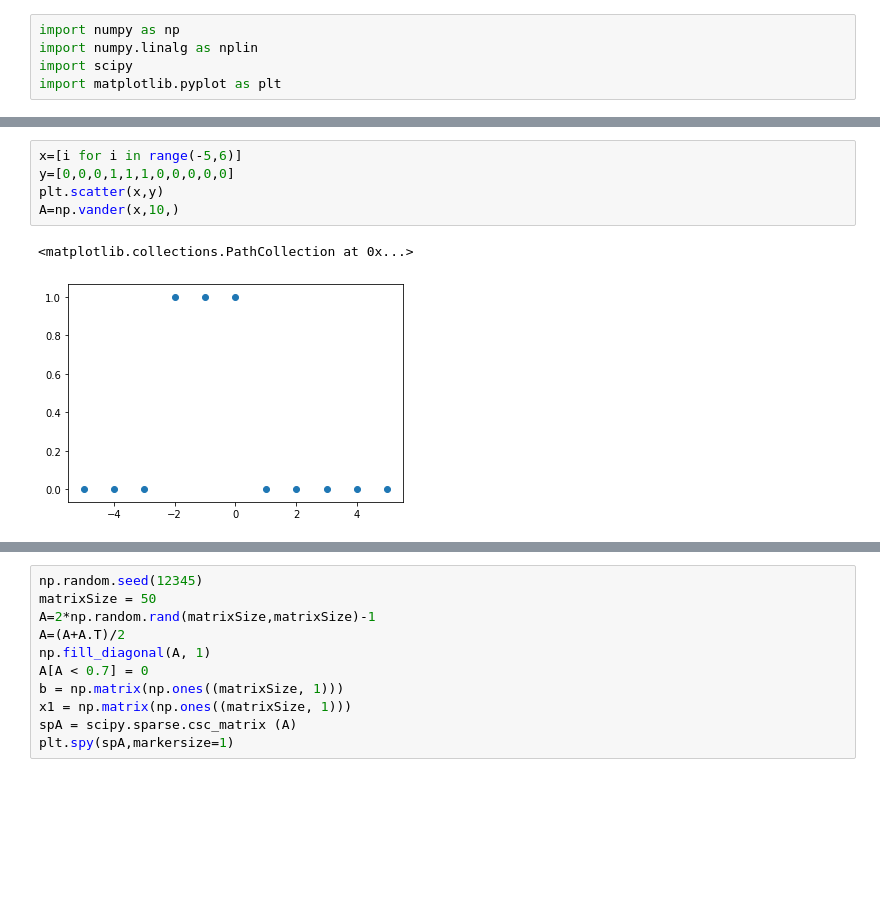
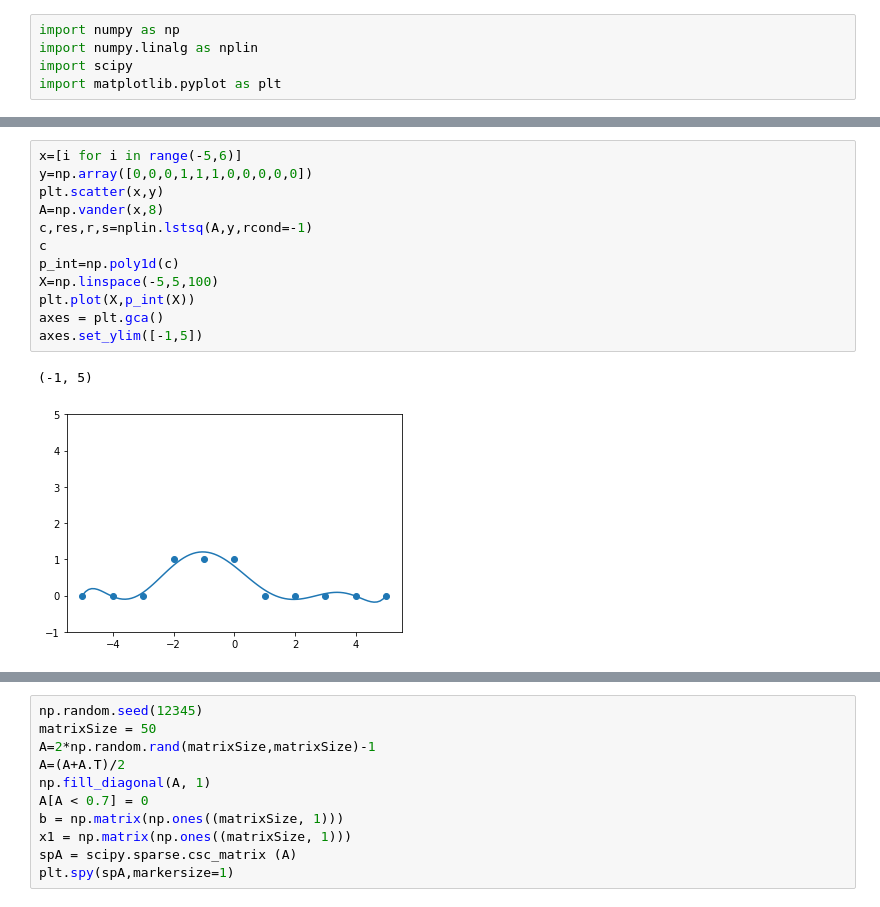
Before and after one commit to wojtekgrzela/public_lectures, a Jupyter notebook: Metody Numeryczne/Lecture 3 (linear equations)/Lecture 3b .ipynb, the cells around one changed output, grey strips where cells are left out. Cells and saved outputs as stored; diff of their text form; blank space fills up the shorter version.

```diff
--- a/Metody Numeryczne/Lecture 3 (linear equations)/Lecture 3b .ipynb
+++ b/Metody Numeryczne/Lecture 3 (linear equations)/Lecture 3b .ipynb
@@ -59,8 +103,15 @@ import matplotlib.pyplot as plt
 # %%
 x=[i for i in range(-5,6)]
-y=[0,0,0,1,1,1,0,0,0,0,0]
+y=np.array([0,0,0,1,1,1,0,0,0,0,0])
 plt.scatter(x,y)
-A=np.vander(x,10,)
+A=np.vander(x,8)
+c,res,r,s=nplin.lstsq(A,y,rcond=-1)
+c
+p_int=np.poly1d(c)
+X=np.linspace(-5,5,100)
+plt.plot(X,p_int(X))
+axes = plt.gca()
+axes.set_ylim([-1,5])
 # %% [output]
-<matplotlib.collections.PathCollection at 0x...>
+(-1, 5)
-[figure, old version]
+[figure, new version]
```
Also changed, not shown: parts of 27 cells of this notebook, 2 other files.
